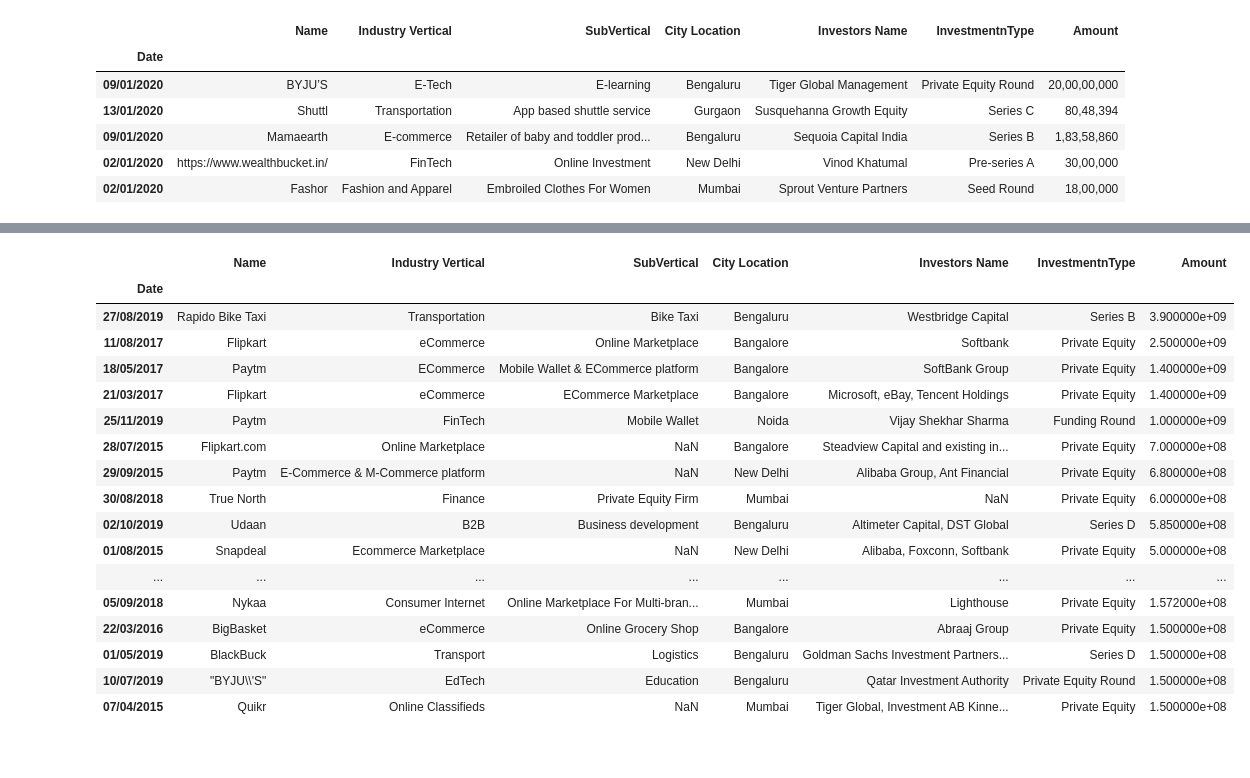
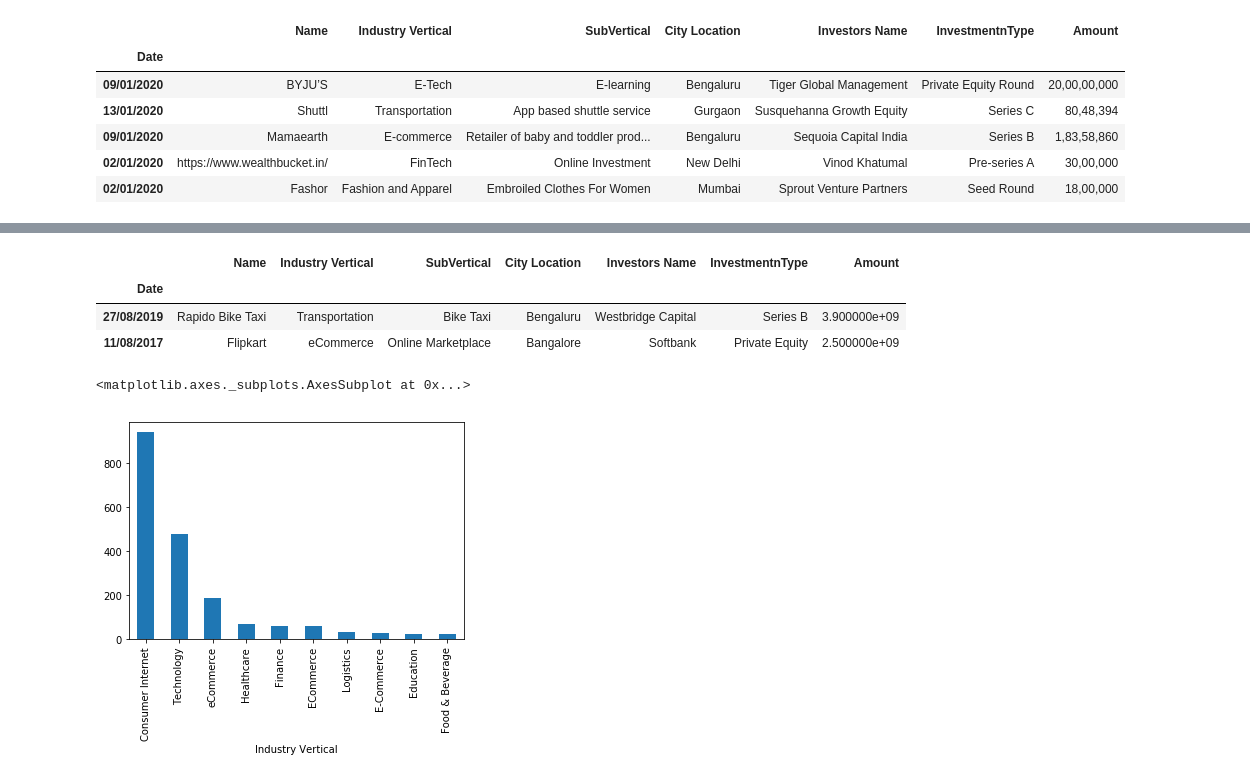
Before and after one commit to rishabhjaiswal1999/Indian-Startup-Scene-Analysis, a Jupyter notebook: notebook.ipynb, the cells around one changed output, grey strips where cells are left out. Drawn from its saved outputs; the diff is of its cells as text; code cells hidden in the pictures.

```diff
--- a/notebook.ipynb
+++ b/notebook.ipynb
@@ -91,21 +91,12 @@ memory usage: 269.2+ KB
 # %%
-df.sort_values('Amount', ascending=False).head(40)
+df.sort_values('Amount', ascending=False).head(2)
 # %% [output]
 |  | Name | Industry Vertical | SubVertical | City Location | Investors Name | InvestmentnType | Amount |
 | Date |  |  |  |  |  |  |  |
 | 27/08/2019 | Rapido Bike Taxi | Transportation | Bike Taxi | Bengaluru | Westbridge Capital | Series B | 3.900000e+09 |
 | 11/08/2017 | Flipkart | eCommerce | Online Marketplace | Bangalore | Softbank | Private Equity | 2.500000e+09 |
-| 18/05/2017 | Paytm | ECommerce | Mobile Wallet & ECommerce platform | Bangalore | SoftBank Group | Private Equity | 1.400000e+09 |
-| 21/03/2017 | Flipkart | eCommerce | ECommerce Marketplace | Bangalore | Microsoft, eBay, Tencent Holdings | Private Equity | 1.400000e+09 |
-| 25/11/2019 | Paytm | FinTech | Mobile Wallet | Noida | Vijay Shekhar Sharma | Funding Round | 1.000000e+09 |
-| 28/07/2015 | Flipkart.com | Online Marketplace | NaN | Bangalore | Steadview Capital and existing in... | Private Equity | 7.000000e+08 |
-| 29/09/2015 | Paytm | E-Commerce & M-Commerce platform | NaN | New Delhi | Alibaba Group, Ant Financial | Private Equity | 6.800000e+08 |
-| 30/08/2018 | True North | Finance | Private Equity Firm | Mumbai | NaN | Private Equity | 6.000000e+08 |
-| 02/10/2019 | Udaan | B2B | Business development | Bengaluru | Altimeter Capital, DST Global | Series D | 5.850000e+08 |
-| 01/08/2015 | Snapdeal | Ecommerce Marketplace | NaN | New Delhi | Alibaba, Foxconn, Softbank | Private Equity | 5.000000e+08 |
-| ... | ... | ... | ... | ... | ... | ... | ... |
-| 05/09/2018 | Nykaa | Consumer Internet | Online Marketplace For Multi-bran... | Mumbai | Lighthouse | Private Equity | 1.572000e+08 |
-| 22/03/2016 | BigBasket | eCommerce | Online Grocery Shop | Bangalore | Abraaj Group | Private Equity | 1.500000e+08 |
-| 01/05/2019 | BlackBuck | Transport | Logistics | Bengaluru | Goldman Sachs Investment Partners... | Series D | 1.500000e+08 |
-| 10/07/2019 | "BYJU\\'S" | EdTech | Education | Bengaluru | Qatar Investment Authority | Private Equity Round | 1.500000e+08 |
-| 07/04/2015 | Quikr | Online Classifieds | NaN | Mumbai | Tiger Global, Investment AB Kinne... | Private Equity | 1.500000e+08 |
+# %%
+df.groupby('Industry Vertical').count().sort_values('Name', ascending = False).head(10)['Name'].plot(kind="bar")
+# %% [output]
+<matplotlib.axes._subplots.AxesSubplot at 0x...>
+[figure, added]
```
Also changed, not shown: parts of 5 cells of this notebook, 3 other files.
